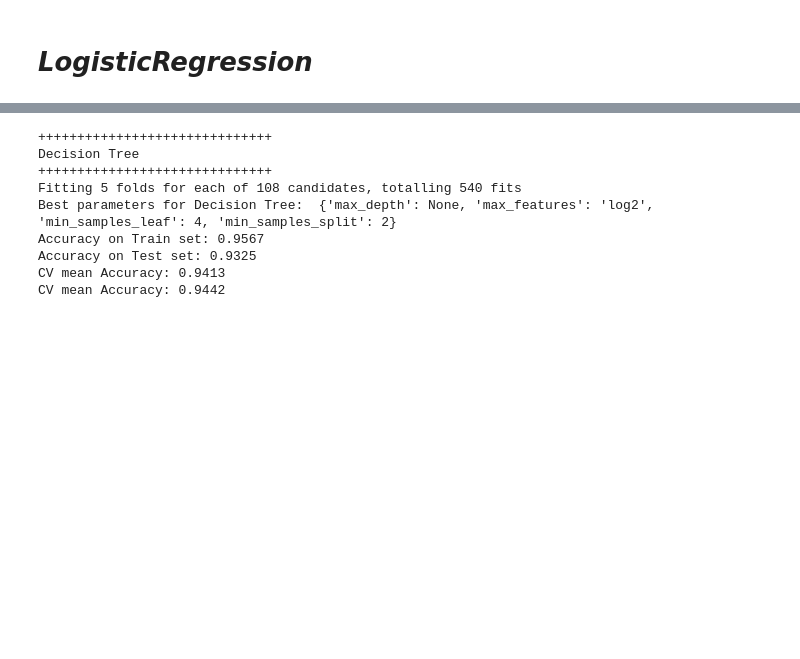
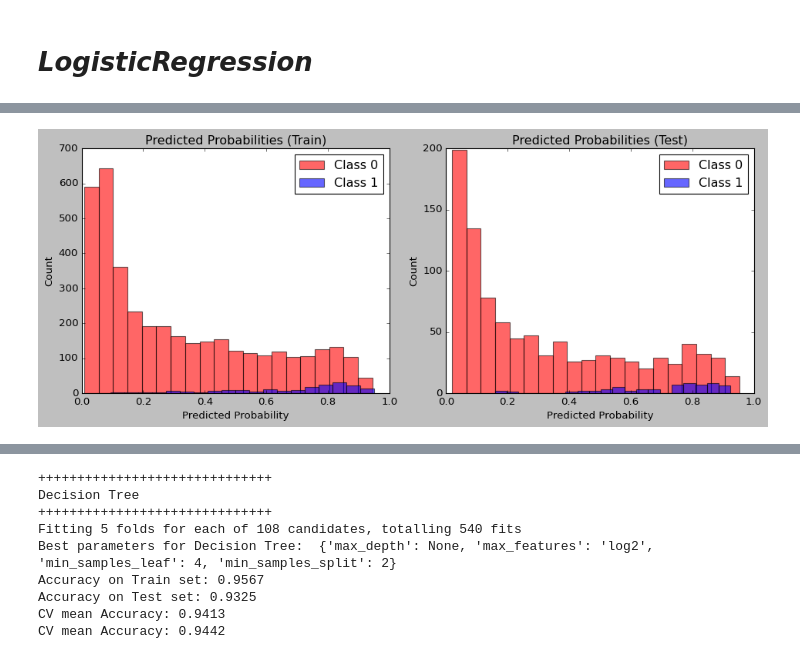
Before and after one commit to MariiaSam/Stroke-Prediction, a Jupyter notebook: Stroke_Prediction_other_version.ipynb, the cells around one changed output, grey strips where cells are left out. Drawn from its saved outputs; the diff is of its cells as text; code cells hidden in the pictures; blank space fills up the shorter version.

```diff
--- a/Stroke_Prediction_other_version.ipynb
+++ b/Stroke_Prediction_other_version.ipynb
@@ -689,15 +696,0 @@ weighted avg       0.89      0.94      0.91      1022
-# %%
-# Побудова гістограми передбачених ймовірностей
-def plot_predicted_probabilities(y_true, y_proba, title="Predicted Probabilities"):
-    plt.figure(figsize=(6, 5))
-    plt.hist(y_proba[y_true == 0], bins=20, alpha=0.6, color='red', label='Class 0')
-    plt.hist(y_proba[y_true == 1], bins=20, alpha=0.6, color='blue', label='Class 1')
-    plt.xlabel("Predicted Probability")
-    plt.ylabel("Count")
-    plt.title(title)
-    plt.legend()
-    plt.show()
-
-# Візуалізація для Train і Test
-plot_predicted_probabilities(y_train, y_pred_proba_train_clf, title="Predicted Probabilities (Train)")
-plot_predicted_probabilities(y_test, y_pred_proba_test_clf, title="Predicted Probabilities (Test)")
@@ -723,0 +697,26 @@ plot_confusion_matrix(y_test, y_pred_test_clf, title="Confusion Matrix (Test)")
+# %%
+def plot_predicted_probabilities(y_train, y_train_proba, y_test, y_test_proba):
+    fig, axes = plt.subplots(1, 2, figsize=(12, 5))  # 1 рядок, 2 стовпці
+
+    # Гістограма для Train
+    axes[0].hist(y_train_proba[y_train == 0], bins=20, alpha=0.6, color='red', label='Class 0')
+    axes[0].hist(y_train_proba[y_train == 1], bins=20, alpha=0.6, color='blue', label='Class 1')
+    axes[0].set_xlabel("Predicted Probability")
+    axes[0].set_ylabel("Count")
+    axes[0].set_title("Predicted Probabilities (Train)")
+    axes[0].legend()
+
+    # Гістограма для Test
+    axes[1].hist(y_test_proba[y_test == 0], bins=20, alpha=0.6, color='red', label='Class 0')
+    axes[1].hist(y_test_proba[y_test == 1], bins=20, alpha=0.6, color='blue', label='Class 1')
+    axes[1].set_xlabel("Predicted Probability")
+    axes[1].set_ylabel("Count")
+    axes[1].set_title("Predicted Probabilities (Test)")
+    axes[1].legend()
+
+    plt.tight_layout()  # Автоматично підганяє розміри
+    plt.show()
+
+plot_predicted_probabilities(y_train, y_pred_proba_train_log, y_test, y_pred_proba_test_log)
+# %% [output]
+[figure, added]
```
Also changed, not shown: parts of 16 cells of this notebook.
